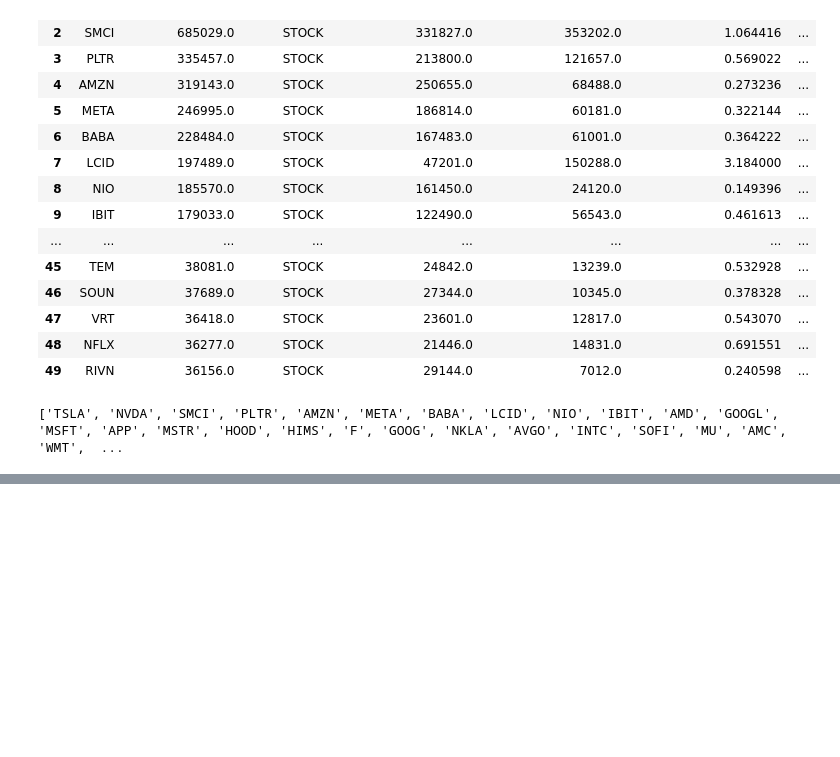
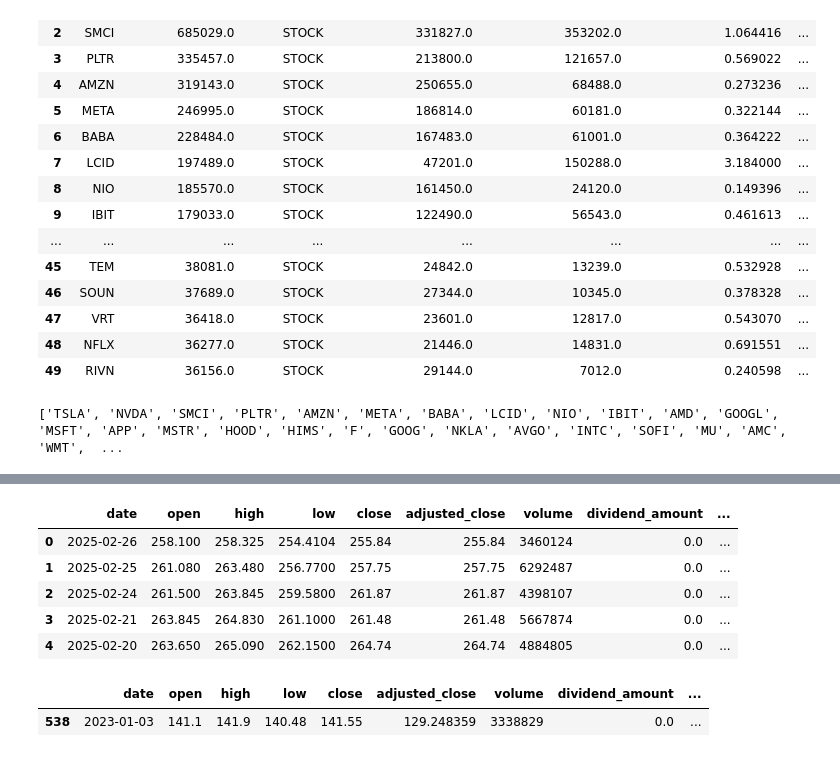
Before and after one commit to roshnx/buy-rough-sell-smooth, a Jupyter notebook: implied_roughness.ipynb, the cells around one changed output, grey strips where cells are left out. Cells and saved outputs as stored; diff of their text form; code cells hidden in the pictures; blank space fills up the shorter version.

```diff
--- a/implied_roughness.ipynb
+++ b/implied_roughness.ipynb
@@ -253,0 +349,15 @@ Ticker: TSLA, Date: 2023-01-03 00:00:00, Expiration: 2023-02-10
+# %%
+stocks_data.head()
+# %% [output]
+|  | date | open | high | low | close | adjusted_close | volume | dividend_amount | ... |
+| 0 | 2025-02-26 | 258.100 | 258.325 | 254.4104 | 255.84 | 255.84 | 3460124 | 0.0 | ... |
+| 1 | 2025-02-25 | 261.080 | 263.480 | 256.7700 | 257.75 | 257.75 | 6292487 | 0.0 | ... |
+| 2 | 2025-02-24 | 261.500 | 263.845 | 259.5800 | 261.87 | 261.87 | 4398107 | 0.0 | ... |
+| 3 | 2025-02-21 | 263.845 | 264.830 | 261.1000 | 261.48 | 261.48 | 5667874 | 0.0 | ... |
+| 4 | 2025-02-20 | 263.650 | 265.090 | 262.1500 | 264.74 | 264.74 | 4884805 | 0.0 | ... |
+# %%
+adjusted_close_value = stocks_data[stocks_data['Date'] == '2023-01-03']
+adjusted_close_value
+# %% [output]
+|  | date | open | high | low | close | adjusted_close | volume | dividend_amount | ... |
+| 538 | 2023-01-03 | 141.1 | 141.9 | 140.48 | 141.55 | 129.248359 | 3338829 | 0.0 | ... |
```
Also changed, not shown: parts of 10 cells of this notebook.
